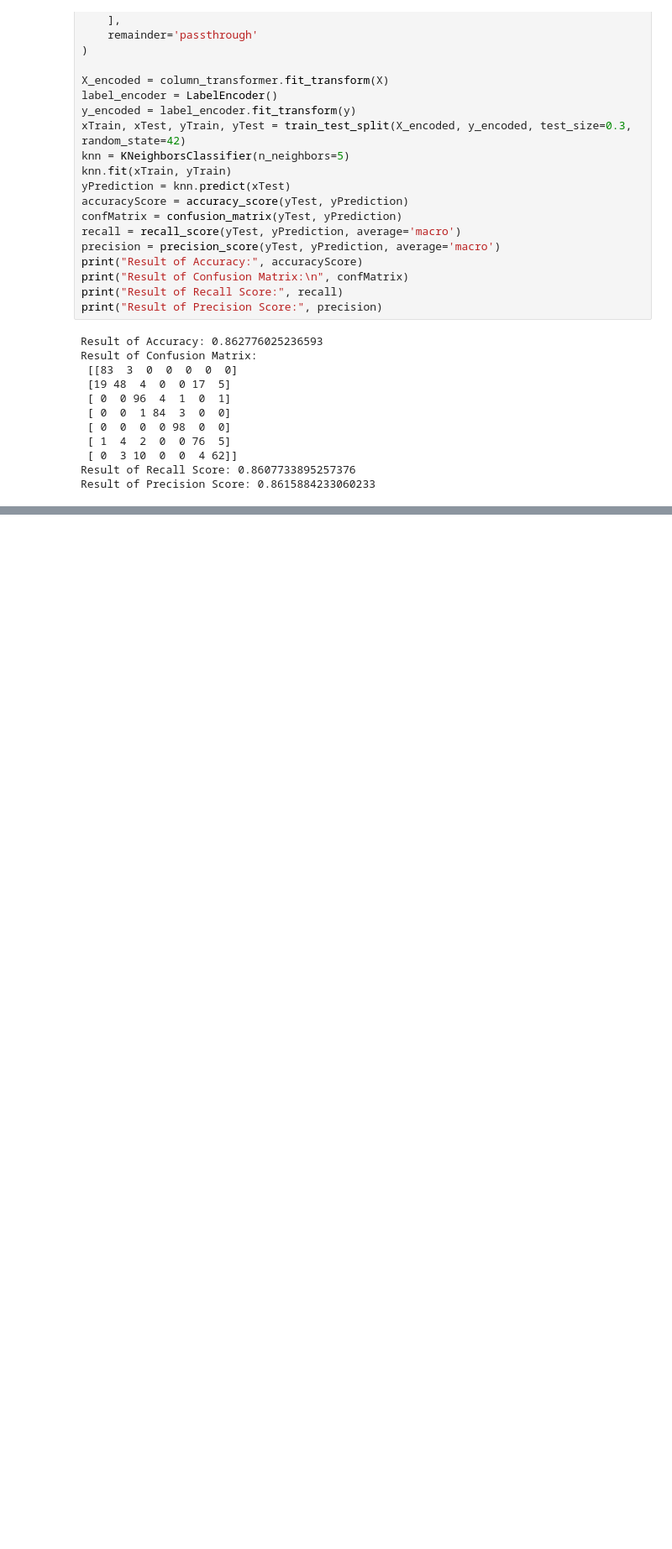
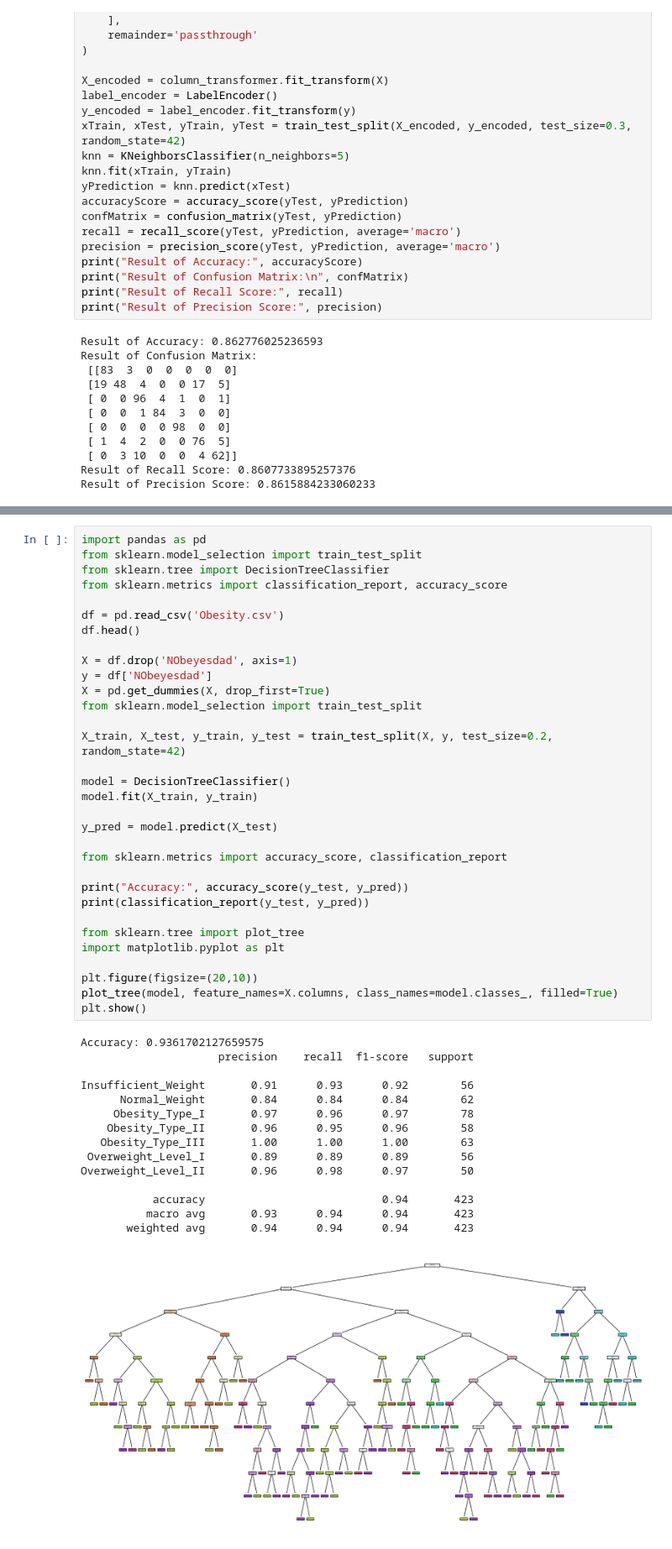
Before and after one commit to AmrKhaled05/Data-Science-Project, a Jupyter notebook: Project.ipynb, the cells around one changed output, grey strips where cells are left out. Shown at 84% size. Drawn from its saved outputs; the diff is of its cells as text; blank space fills up the shorter version.

Commit message:
Decision tree

```diff
--- a/Project.ipynb
+++ b/Project.ipynb
@@ -605,0 +608,48 @@ Result of Precision Score: 0.8615884233060233
+# %%
+import pandas as pd
+from sklearn.model_selection import train_test_split
+from sklearn.tree import DecisionTreeClassifier
+from sklearn.metrics import classification_report, accuracy_score
+
+df = pd.read_csv('Obesity.csv')
+df.head()
+
+X = df.drop('NObeyesdad', axis=1)
+y = df['NObeyesdad']
+X = pd.get_dummies(X, drop_first=True)
+from sklearn.model_selection import train_test_split
+
+X_train, X_test, y_train, y_test = train_test_split(X, y, test_size=0.2, random_state=42)
+
+model = DecisionTreeClassifier()
+model.fit(X_train, y_train)
+
+y_pred = model.predict(X_test)
+
+from sklearn.metrics import accuracy_score, classification_report
+
+print("Accuracy:", accuracy_score(y_test, y_pred))
+print(classification_report(y_test, y_pred))
+
+from sklearn.tree import plot_tree
+import matplotlib.pyplot as plt
+
+plt.figure(figsize=(20,10))
+plot_tree(model, feature_names=X.columns, class_names=model.classes_, filled=True)
+plt.show()
+# %% [output]
+Accuracy: 0.9361702127659575
+                     precision    recall  f1-score   support
+
+Insufficient_Weight       0.91      0.93      0.92        56
+      Normal_Weight       0.84      0.84      0.84        62
+     Obesity_Type_I       0.97      0.96      0.97        78
+    Obesity_Type_II       0.96      0.95      0.96        58
+   Obesity_Type_III       1.00      1.00      1.00        63
+ Overweight_Level_I       0.89      0.89      0.89        56
+Overweight_Level_II       0.96      0.98      0.97        50
+
+           accuracy                           0.94       423
+          macro avg       0.93      0.94      0.94       423
+       weighted avg       0.94      0.94      0.94       423
+[figure, added]
```
Also changed, not shown: parts of 1 cell of this notebook.
